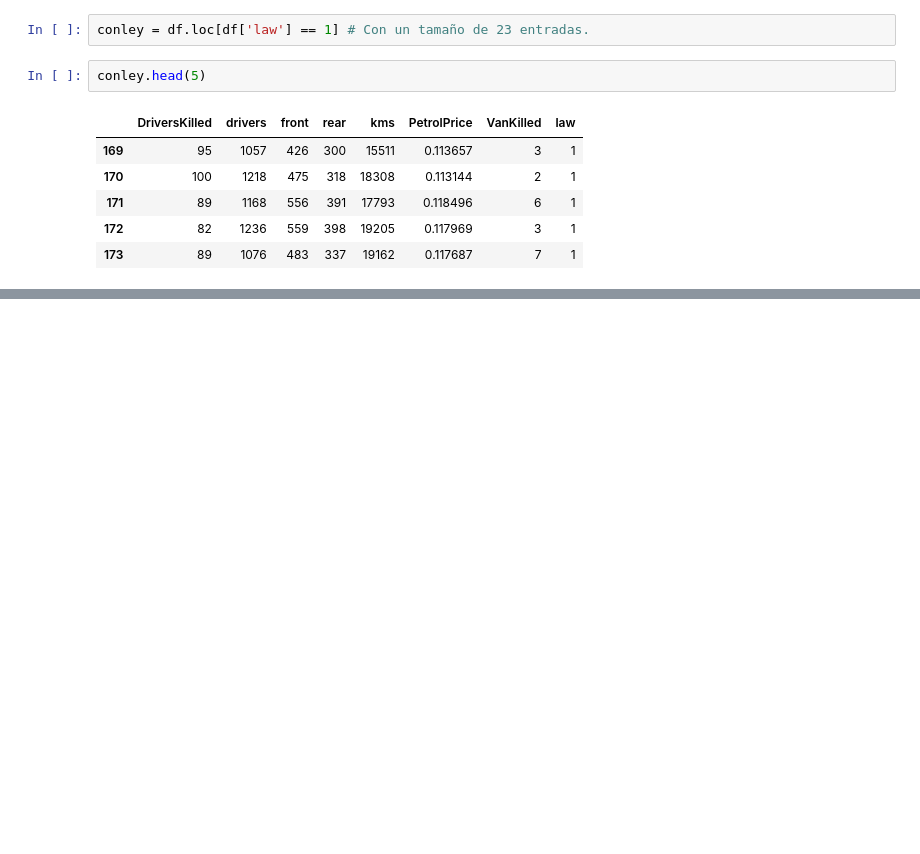
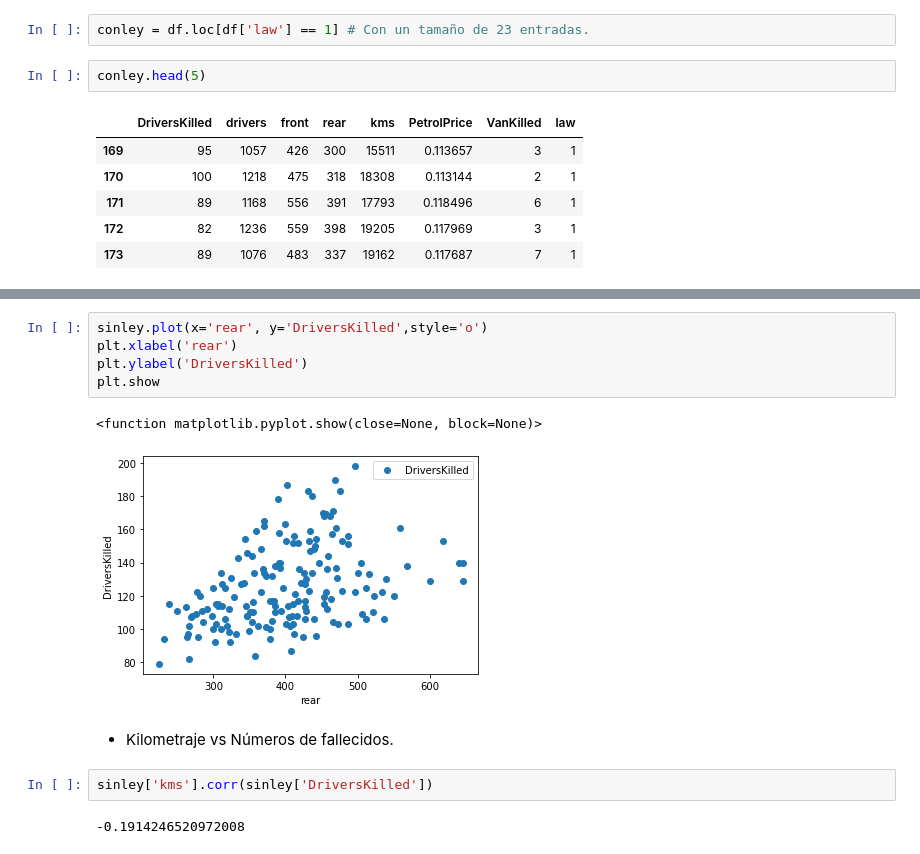
Before and after one commit to taniarubi/reconocimiento-de-patrones-y-aprendizaje-automatizado, a Jupyter notebook: tareas/tarea2/src/ejercicio5.ipynb, the cells around one changed output, grey strips where cells are left out. Drawn from its saved outputs; the diff is of its cells as text; blank space fills up the shorter version.

```diff
--- a/tareas/tarea2/src/ejercicio5.ipynb
+++ b/tareas/tarea2/src/ejercicio5.ipynb
@@ -316,0 +177,14 @@ dfp
+# %%
+sinley.plot(x='rear', y='DriversKilled',style='o')
+plt.xlabel('rear')
+plt.ylabel('DriversKilled')
+plt.show
+# %% [output]
+<function matplotlib.pyplot.show(close=None, block=None)>
+[figure, added]
+# %% [markdown]
+* Kilometraje vs Números de fallecidos.
+# %%
+sinley['kms'].corr(sinley['DriversKilled'])
+# %% [output]
+-0.1914246520972008
```
Also changed, not shown: parts of 84 cells of this notebook, 13 other files.
